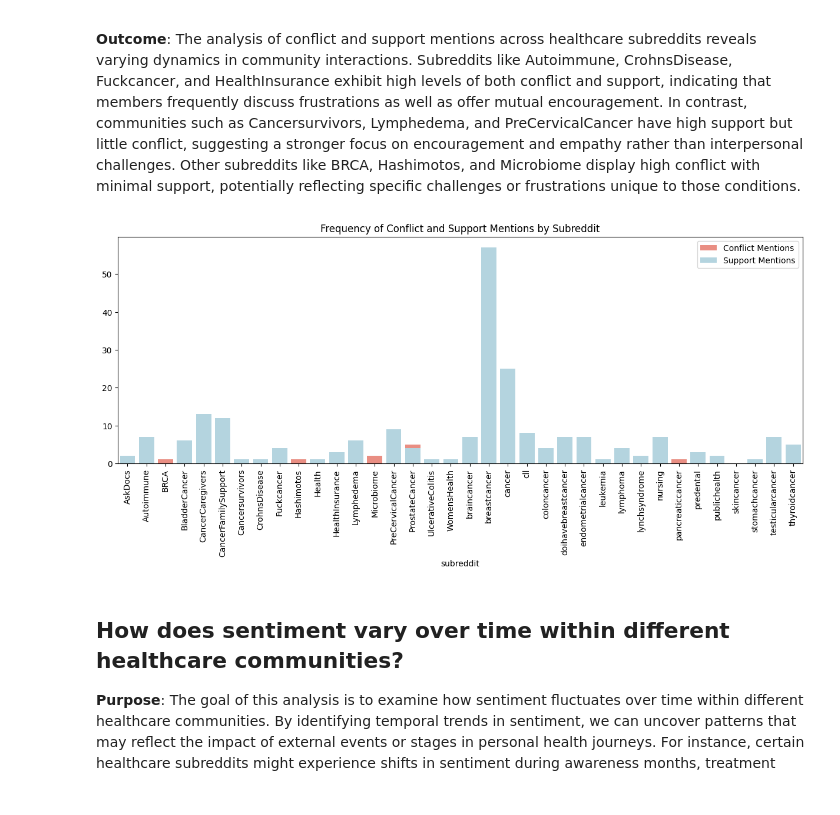
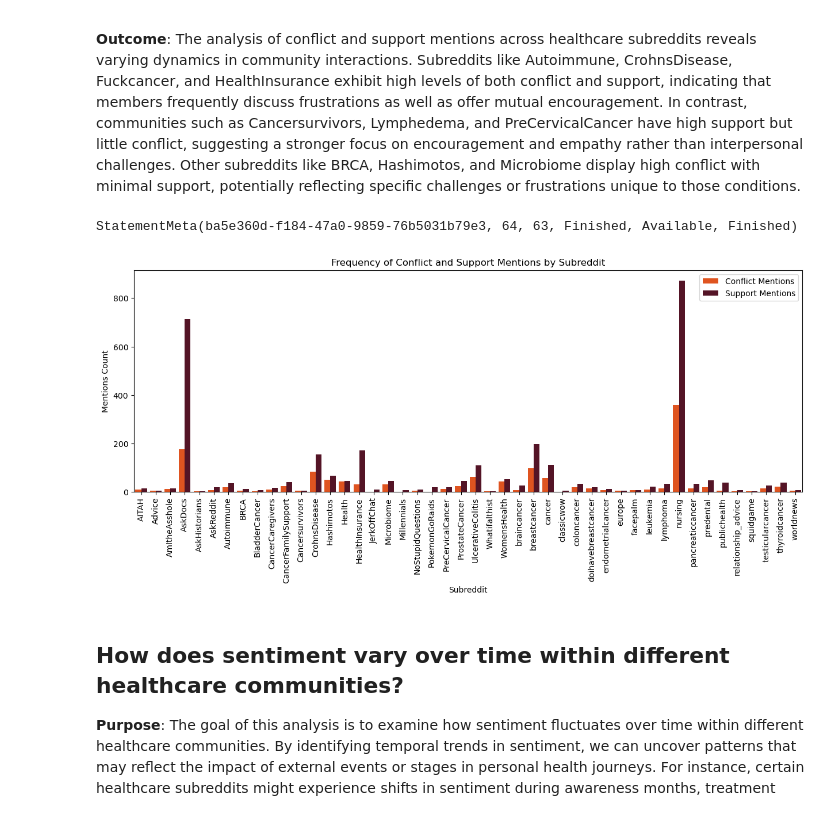
Before and after one commit to msheeba4848/Cancer-Communication-Using-Big-Data-Tools, a Jupyter notebook: code/eda-nlp-reddit.ipynb, the cells around one changed output. Drawn from its saved outputs; the diff is of its cells as text; code cells hidden in the pictures.

```diff
--- a/code/eda-nlp-reddit.ipynb
+++ b/code/eda-nlp-reddit.ipynb
@@ -42,0 +168,12 @@ df.head(3)
+# %%
+#Convert parquet into pandas
+# the parquet path again
+workspace_default_storage_account = "projectgstoragedfb938a3e"
+workspace_default_container = "azureml-blobstore-becc8696-e562-432e-af12-8a5e3e1f9b0f"
+output_path = f"wasbs://{workspace_default_container}@{workspace_default_storage_account}.blob.core.windows.net/merged_cancer_subreddit.parquet"
+merged_df_spark = spark.read.parquet(output_path)
+
+df = merged_df_spark.toPandas()
+
+print(df.head(5))
+print(f"shape of the Pandas DataFrame is {df.shape}")
@@ -256,38 +399,71 @@ conflict_keywords = [
     "fear", "helplessness", "hopelessness", "loss", "disapproval", "rejection",
     "grief", "pain", "suffering", "alienation", "abandonment", "desperation",
     "friction", "dispute", "distrust", "confusion", "embarrassment", "injustice",
     "unfair", "isolation", "loneliness", "agitation", "disgust", "irritability",
     "exclusion", "condemnation", "bitterness", "exasperation", "discontent",
     "jealousy", "envy", "regret", "doubt", "turmoil", "burden", "anxiety",
     "pressure", "insecurity", "worry", "distress", "disillusionment", "strife",
     "unresolved", "torment", "persecution", "victimization", "abrasiveness",
     "defiance", "rebellion", "protest", "contempt", "accusation", "attack",
     "judgment", "exclusion", "neglect", "withdrawal", "abuse", "mockery", "clash"
 ] # added more words to balance the viz
 
 support_keywords = [
     "support", "help", "care", "encourage", "comfort", "kindness", "understanding",
     "compassion", "empathy", "assistance", "guidance", "backing", "aid", "uplifting",
     "positive", "friendship", "community", "reassurance", "sympathy", "solidarity",
     "together", "listening", "patience", "trust", "love", "appreciation", "encouragement",
     "advice", "warmth", "respect", "hope", "motivating", "strength", "connection"
 ]
 
 df['conflict_mention'] = df['body'].apply(lambda x: any(keyword in x for keyword in conflict_keywords))
 df['support_mention'] = df['body'].apply(lambda x: any(keyword in x for keyword in support_keywords))
 
-conflict_counts = df.groupby('subreddit')['conflict_mention'].sum()
-support_counts = df.groupby('subreddit')['support_mention'].sum()
+# Aggregate counts
+conflict_counts = df.groupby('subreddit')['conflict_mention'].sum().sort_values(ascending = False)
+support_counts = df.groupby('subreddit')['support_mention'].sum().sort_values(ascending = False)
 
+# Select top 50 reddit
+top_conflict_subreddit = conflict_counts.head(40).index
+top_support_subreddit = support_counts.head(40).index
+
+# combine two sets
+top_subreddit = set(top_conflict_subreddit).union(set(top_support_subreddit))
+
+# Filter Df for these subreddit
+filtered_df = df[df['subreddit'].isin(top_subreddit)]
+filtered_conflict_counts = filtered_df.groupby('subreddit')['conflict_mention'].sum()
+filtered_support_counts = filtered_df.groupby('subreddit')['support_mention'].sum()
+
+conflict_values = filtered_conflict_counts.values
+support_values = filtered_support_counts.values
+subreddit_labels = filtered_conflict_counts.index
+
+# Add theme
+hex_colors = {
+    'Conflict Mentions' : "#ff4500",
+    'Support Mentions': "#5f0922"
+}
+
+# Prepare data for dodge plot
+dodge_data = pd.DataFrame({
+    'subreddit': filtered_conflict_counts.index.tolist() + filtered_support_counts.index.tolist(),
+    'mention_type': ['Conflict Mentions'] * len(filtered_conflict_counts) + ['Support Mentions']  * len(filtered_support_counts),
+    'count': filtered_conflict_counts.tolist() + filtered_support_counts.tolist()
+})
+
+# Plot using Seaborn
 plt.figure(figsize=(15, 5))
-sns.barplot(x=conflict_counts.index, y=conflict_counts.values, color='salmon', label='Conflict Mentions')
-sns.barplot(x=support_counts.index, y=support_counts.values, color='lightblue', label='Support Mentions')
+sns.barplot(data = dodge_data, x='subreddit', y= 'count', hue = 'mention_type', palette=  hex_colors)
 plt.title('Frequency of Conflict and Support Mentions by Subreddit')
+plt.xlabel('Subreddit')
+plt.ylabel('Mentions Count')
 plt.xticks(rotation=90)
 plt.legend()
 plt.show()
 # %% [output]
+StatementMeta(ba5e360d-f184-47a0-9859-76b5031b79e3, 64, 63, Finished, Available, Finished)
-[figure, old version]
+[figure, new version]
 # %% [markdown]
 ## How does sentiment vary over time within different healthcare communities?
 
```
Also changed, not shown: parts of 27 cells of this notebook, 4 other files.
